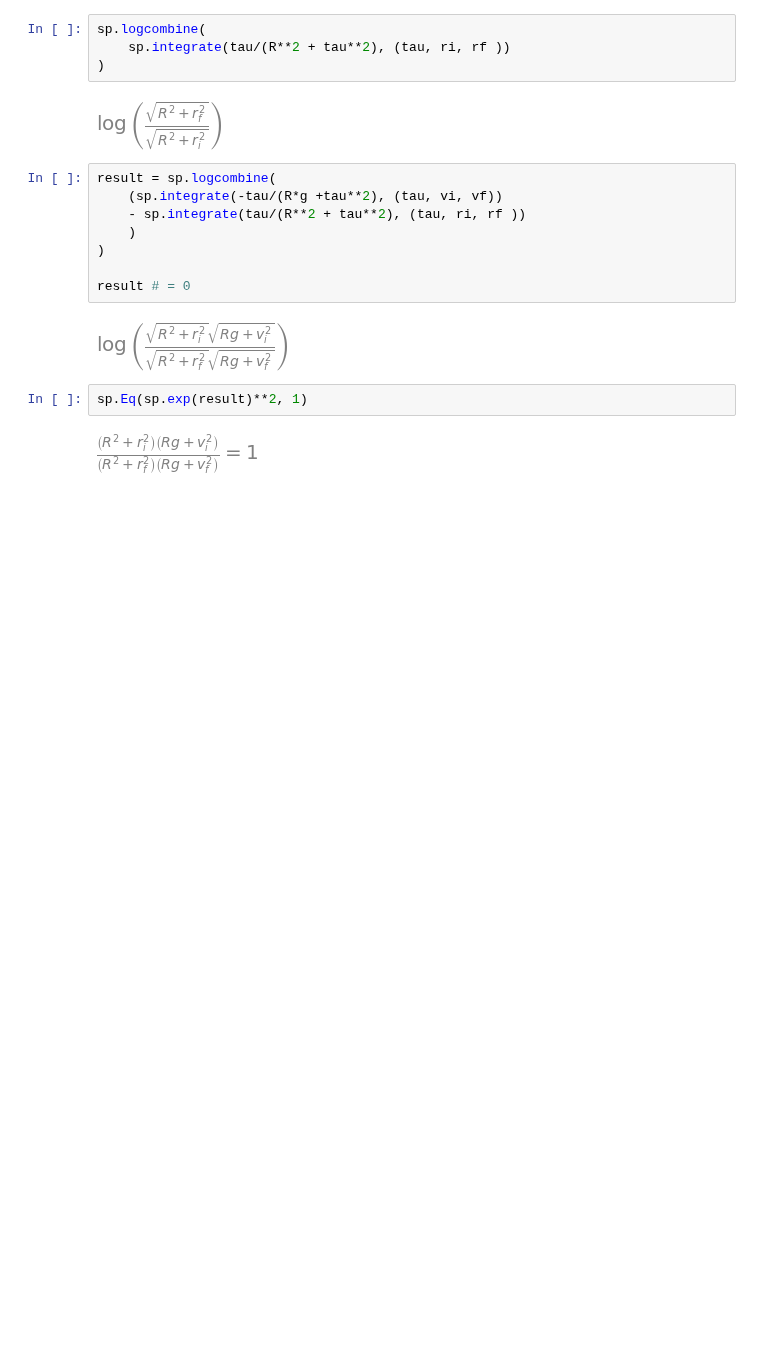
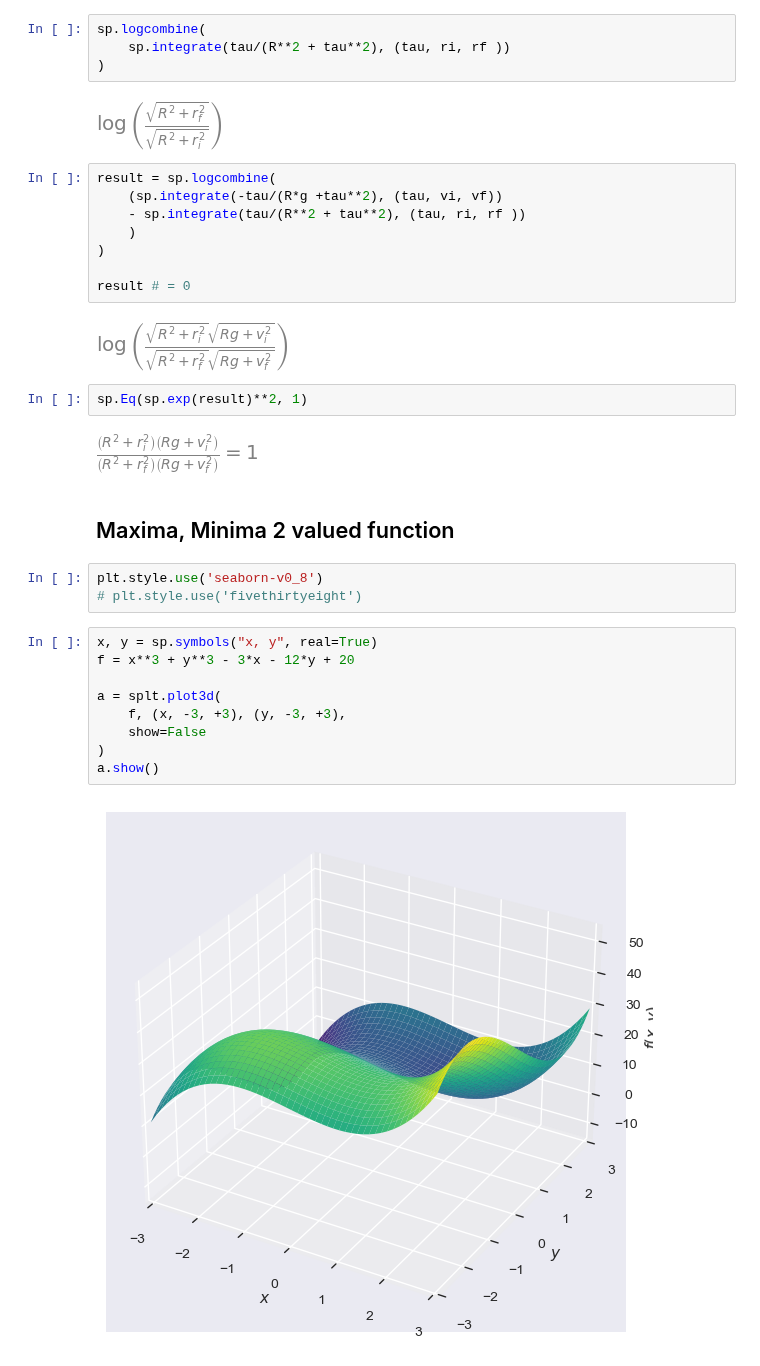
Before and after one commit to JonnyRed/sympy, a Jupyter notebook: maths-cheatsheet.ipynb, the cells around one changed output. Cells and saved outputs as stored; diff of their text form; blank space fills up the shorter version.

```diff
--- a/maths-cheatsheet.ipynb
+++ b/maths-cheatsheet.ipynb
@@ -363,3 +363,19 @@ result # = 0
 sp.Eq(sp.exp(result)**2, 1)
 # %% [output]
 [figure]
+# %% [markdown]
+## Maxima, Minima 2 valued function
+# %%
+plt.style.use('seaborn-v0_8')
+# plt.style.use('fivethirtyeight')
+# %%
+x, y = sp.symbols("x, y", real=True)
+f = x**3 + y**3 - 3*x - 12*y + 20
+
+a = splt.plot3d(
+    f, (x, -3, +3), (y, -3, +3),
+    show=False
+)
+a.show()
+# %% [output]
+[figure, added]
```
Also changed, not shown: parts of 6 cells of this notebook, 1 other file.
